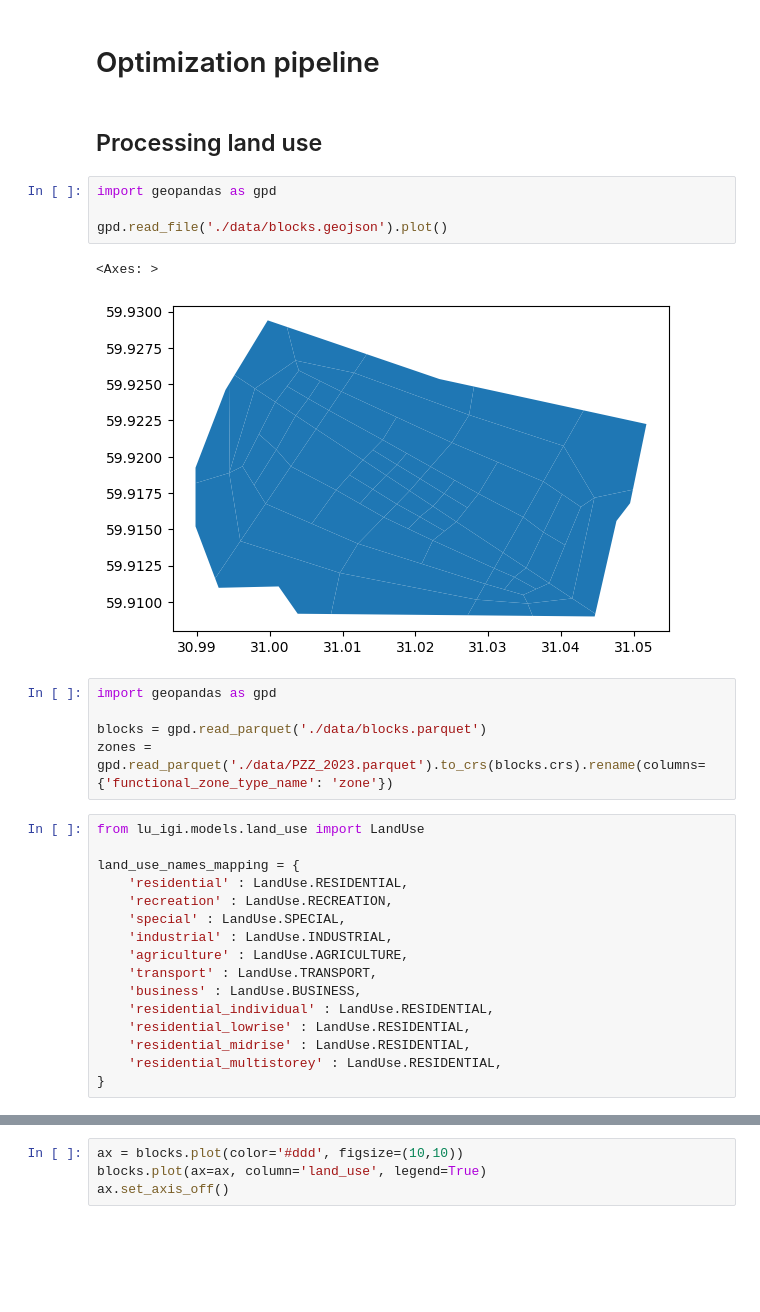
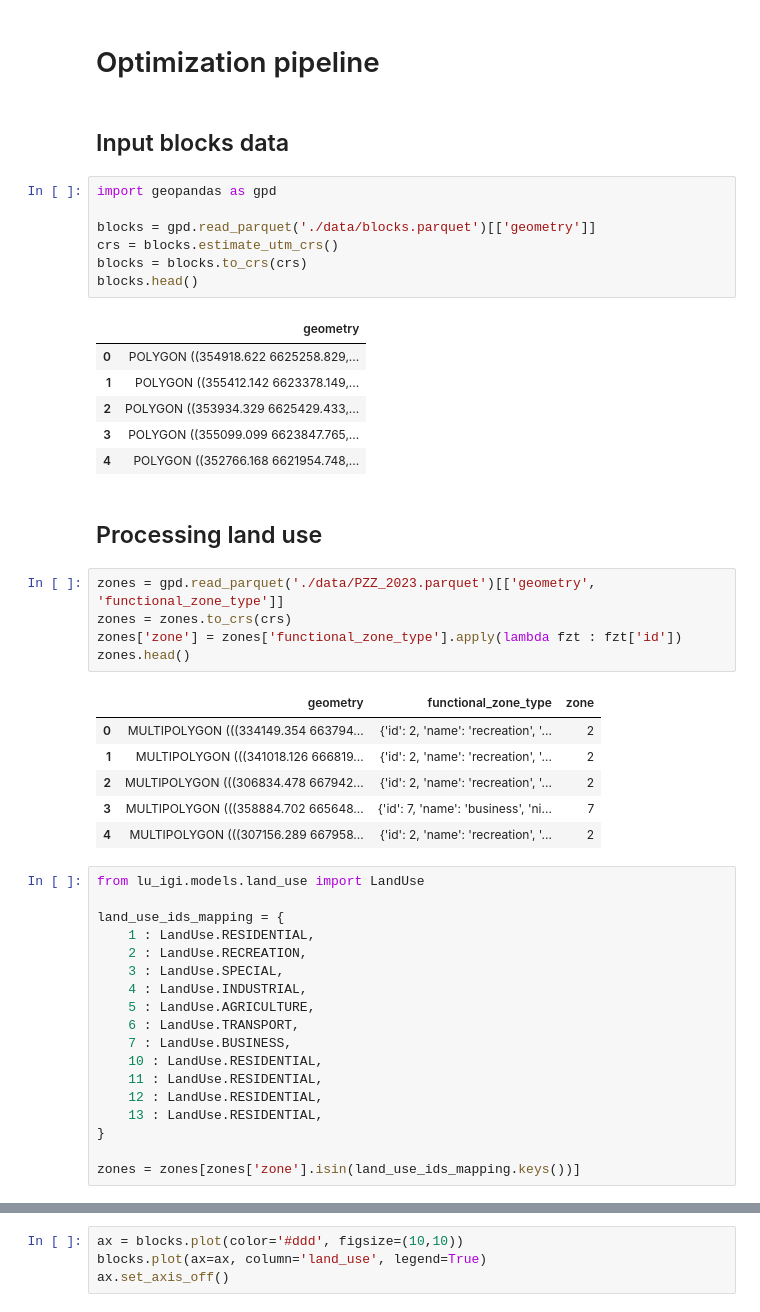
Before and after one commit to vasilstar97/lu-igi, a Jupyter notebook: examples/optimization_pipeline.ipynb, the cells around one changed output, grey strips where cells are left out. Cells and saved outputs as stored; diff of their text form; blank space fills up the shorter version.

```diff
--- a/examples/optimization_pipeline.ipynb
+++ b/examples/optimization_pipeline.ipynb
@@ -1,35 +1,53 @@
 # %% [markdown]
 # Optimization pipeline
+# %% [markdown]
+## Input blocks data
+# %%
+import geopandas as gpd
+
+blocks = gpd.read_parquet('./data/blocks.parquet')[['geometry']]
+crs = blocks.estimate_utm_crs()
+blocks = blocks.to_crs(crs)
+blocks.head()
+# %% [output]
+|  | geometry |
+| 0 | POLYGON ((354918.622 6625258.829,... |
+| 1 | POLYGON ((355412.142 6623378.149,... |
+| 2 | POLYGON ((353934.329 6625429.433,... |
+| 3 | POLYGON ((355099.099 6623847.765,... |
+| 4 | POLYGON ((352766.168 6621954.748,... |
 # %% [markdown]
 ## Processing land use
-# %%
-import geopandas as gpd
-
-gpd.read_file('./data/blocks.geojson').plot()
-# %% [output]
-<Axes: >
-[figure, removed]
-# %%
-import geopandas as gpd
-
-blocks = gpd.read_parquet('./data/blocks.parquet')
-zones = gpd.read_parquet('./data/PZZ_2023.parquet').to_crs(blocks.crs).rename(columns={'functional_zone_type_name': 'zone'})
+# %%
+zones = gpd.read_parquet('./data/PZZ_2023.parquet')[['geometry', 'functional_zone_type']]
+zones = zones.to_crs(crs)
+zones['zone'] = zones['functional_zone_type'].apply(lambda fzt : fzt['id'])
+zones.head()
+# %% [output]
+|  | geometry | functional_zone_type | zone |
+| 0 | MULTIPOLYGON (((334149.354 663794... | {'id': 2, 'name': 'recreation', '... | 2 |
+| 1 | MULTIPOLYGON (((341018.126 666819... | {'id': 2, 'name': 'recreation', '... | 2 |
+| 2 | MULTIPOLYGON (((306834.478 667942... | {'id': 2, 'name': 'recreation', '... | 2 |
+| 3 | MULTIPOLYGON (((358884.702 665648... | {'id': 7, 'name': 'business', 'ni... | 7 |
+| 4 | MULTIPOLYGON (((307156.289 667958... | {'id': 2, 'name': 'recreation', '... | 2 |
 # %%
 from lu_igi.models.land_use import LandUse
 
-land_use_names_mapping = {
-    'residential' : LandUse.RESIDENTIAL,
-    'recreation' : LandUse.RECREATION,
-    'special' : LandUse.SPECIAL,
-    'industrial' : LandUse.INDUSTRIAL,
-    'agriculture' : LandUse.AGRICULTURE,
-    'transport' : LandUse.TRANSPORT,
-    'business' : LandUse.BUSINESS,
-    'residential_individual' : LandUse.RESIDENTIAL,
-    'residential_lowrise' : LandUse.RESIDENTIAL,
-    'residential_midrise' : LandUse.RESIDENTIAL,
-    'residential_multistorey' : LandUse.RESIDENTIAL,
+land_use_ids_mapping = {
+    1 : LandUse.RESIDENTIAL,
+    2 : LandUse.RECREATION,
+    3 : LandUse.SPECIAL,
+    4 : LandUse.INDUSTRIAL,
+    5 : LandUse.AGRICULTURE,
+    6 : LandUse.TRANSPORT,
+    7 : LandUse.BUSINESS,
+    10 : LandUse.RESIDENTIAL,
+    11 : LandUse.RESIDENTIAL,
+    12 : LandUse.RESIDENTIAL,
+    13 : LandUse.RESIDENTIAL,
 }
+
+zones = zones[zones['zone'].isin(land_use_ids_mapping.keys())]
 # %%
 from lu_igi.preprocessing.land_use import process_land_use
 
```
Also changed, not shown: parts of 18 cells of this notebook, 4 other files.
